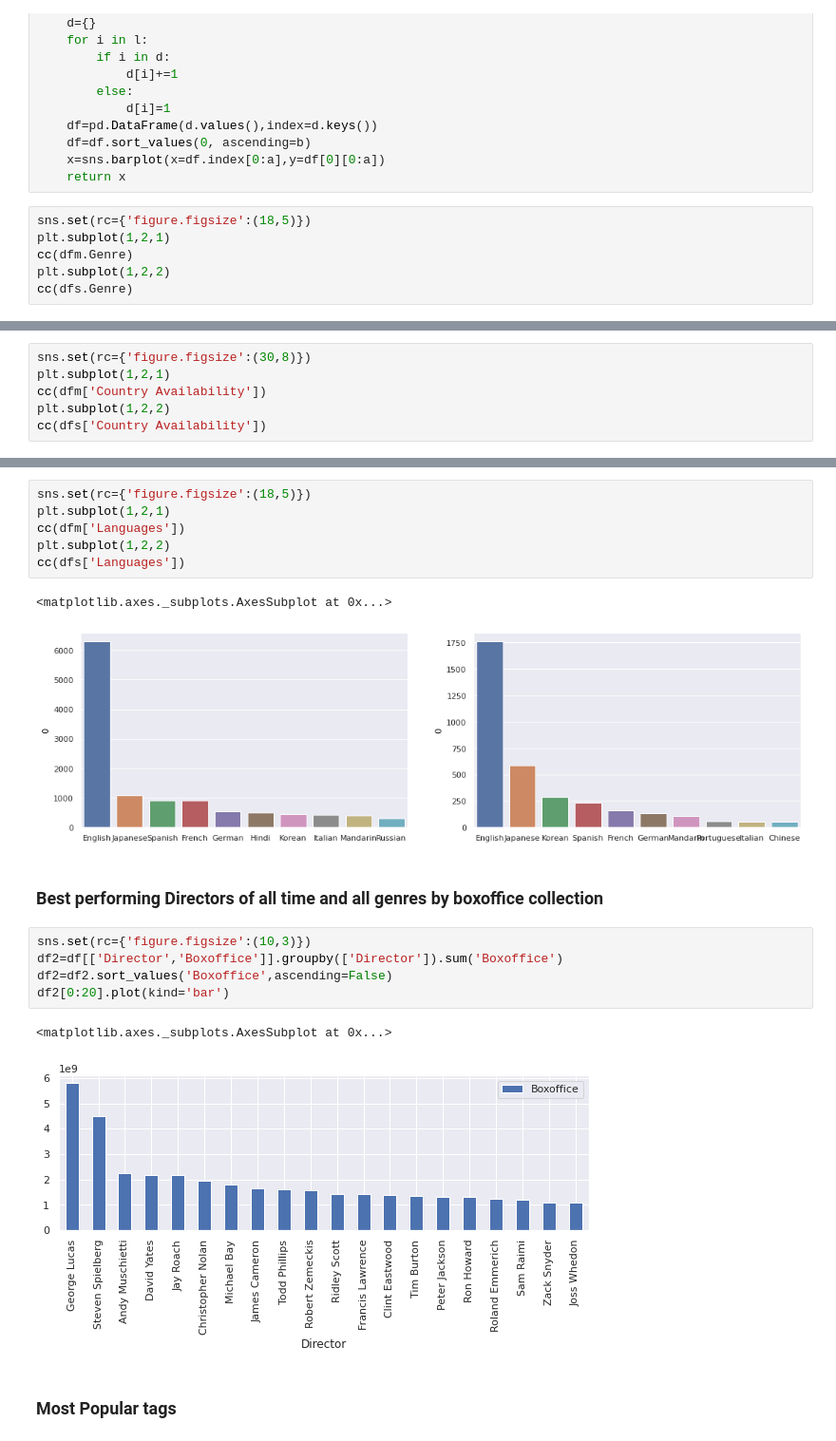
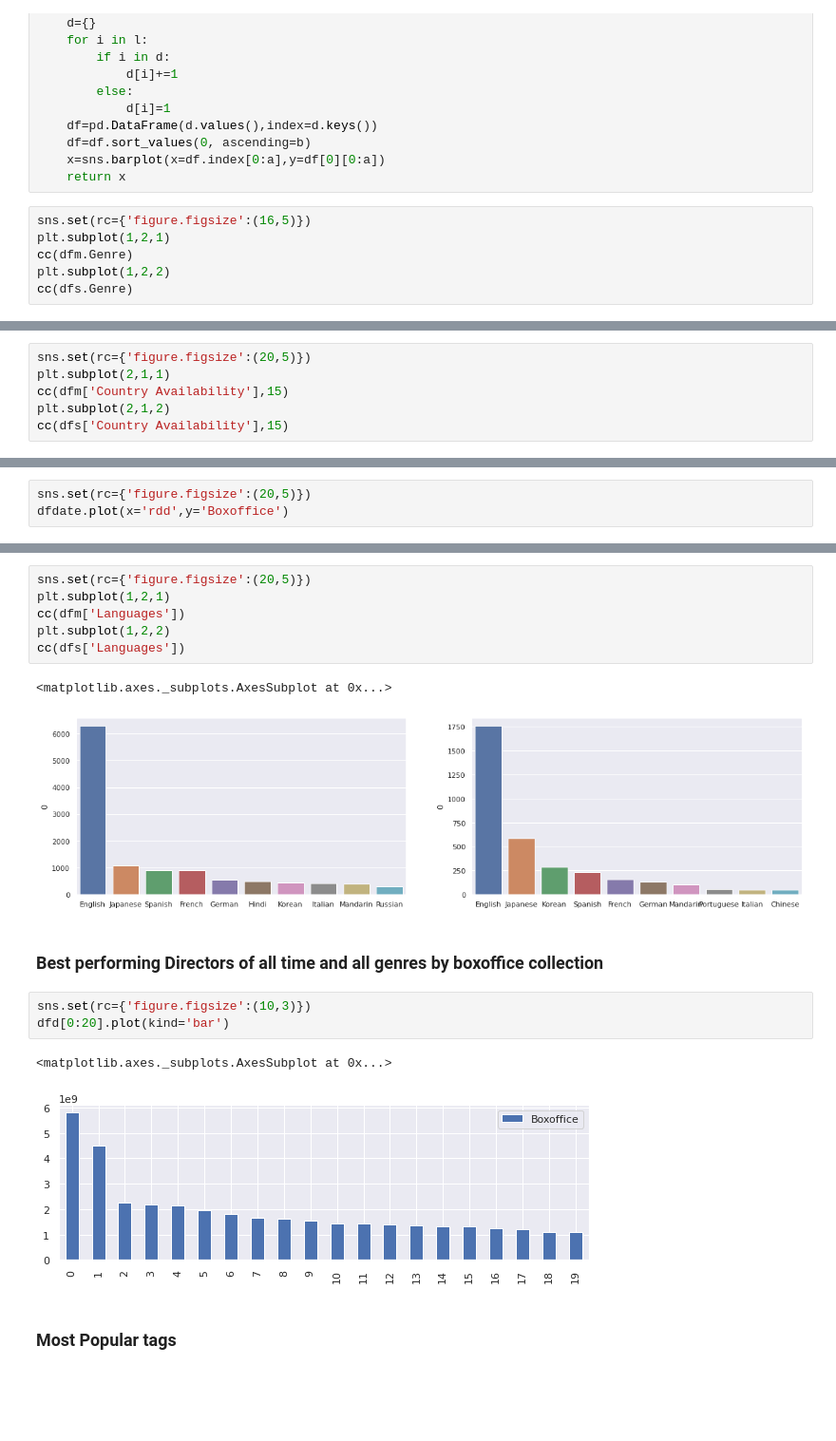
Before and after one commit to rajput-t/netflix_nlp_p1, a Jupyter notebook: Netflix.ipynb, the cells around one changed output, grey strips where cells are left out. Shown at 95% size. Saved outputs shown, nothing was run; the diff lists cells and outputs as text; blank space fills up the shorter version.

```diff
--- a/Netflix.ipynb
+++ b/Netflix.ipynb
@@ -108,7 +63,7 @@ def cc(col,a=10,b=False):
     x=sns.barplot(x=df.index[0:a],y=df[0][0:a])
     return x
 # %%
-sns.set(rc={'figure.figsize':(18,5)})
+sns.set(rc={'figure.figsize':(16,5)})
 plt.subplot(1,2,1)
 cc(dfm.Genre)
 plt.subplot(1,2,2)
@@ -119,8 +74,8 @@ cc(dfs.Genre)
 # %%
-sns.set(rc={'figure.figsize':(30,8)})
-plt.subplot(1,2,1)
-cc(dfm['Country Availability'])
-plt.subplot(1,2,2)
-cc(dfs['Country Availability'])
+sns.set(rc={'figure.figsize':(20,5)})
+plt.subplot(2,1,1)
+cc(dfm['Country Availability'],15)
+plt.subplot(2,1,2)
+cc(dfs['Country Availability'],15)
 # %% [output]
 <matplotlib.axes._subplots.AxesSubplot at 0x...>
@@ -127,0 +83,3 @@ cc(dfs['Country Availability'])
+# %%
+sns.set(rc={'figure.figsize':(20,5)})
+dfdate.plot(x='rdd',y='Boxoffice')
@@ -128,21 +89,19 @@ cc(dfs['Country Availability'])
 # %%
-sns.set(rc={'figure.figsize':(18,5)})
+sns.set(rc={'figure.figsize':(20,5)})
 plt.subplot(1,2,1)
 cc(dfm['Languages'])
 plt.subplot(1,2,2)
 cc(dfs['Languages'])
 # %% [output]
 <matplotlib.axes._subplots.AxesSubplot at 0x...>
-[figure, old version]
+[figure, new version]
 # %% [markdown]
 ### Best performing Directors of all time and all genres by boxoffice collection
 # %%
 sns.set(rc={'figure.figsize':(10,3)})
-df2=df[['Director','Boxoffice']].groupby(['Director']).sum('Boxoffice')
-df2=df2.sort_values('Boxoffice',ascending=False)
-df2[0:20].plot(kind='bar')
+dfd[0:20].plot(kind='bar')
 # %% [output]
 <matplotlib.axes._subplots.AxesSubplot at 0x...>
-[figure, old version]
+[figure, new version]
 # %% [markdown]
 ### Most Popular tags
```
Also changed, not shown: parts of 14 cells of this notebook.
